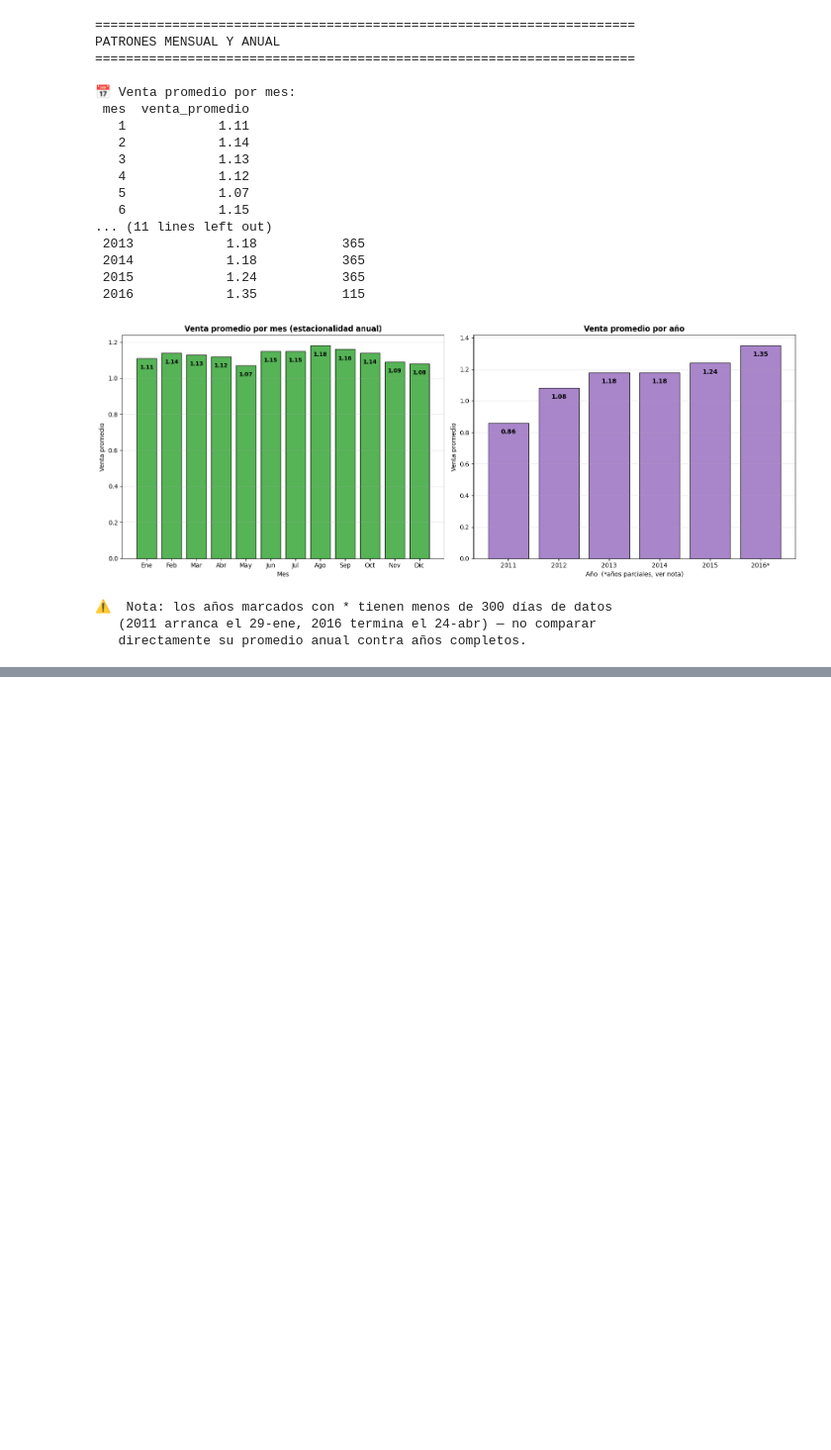
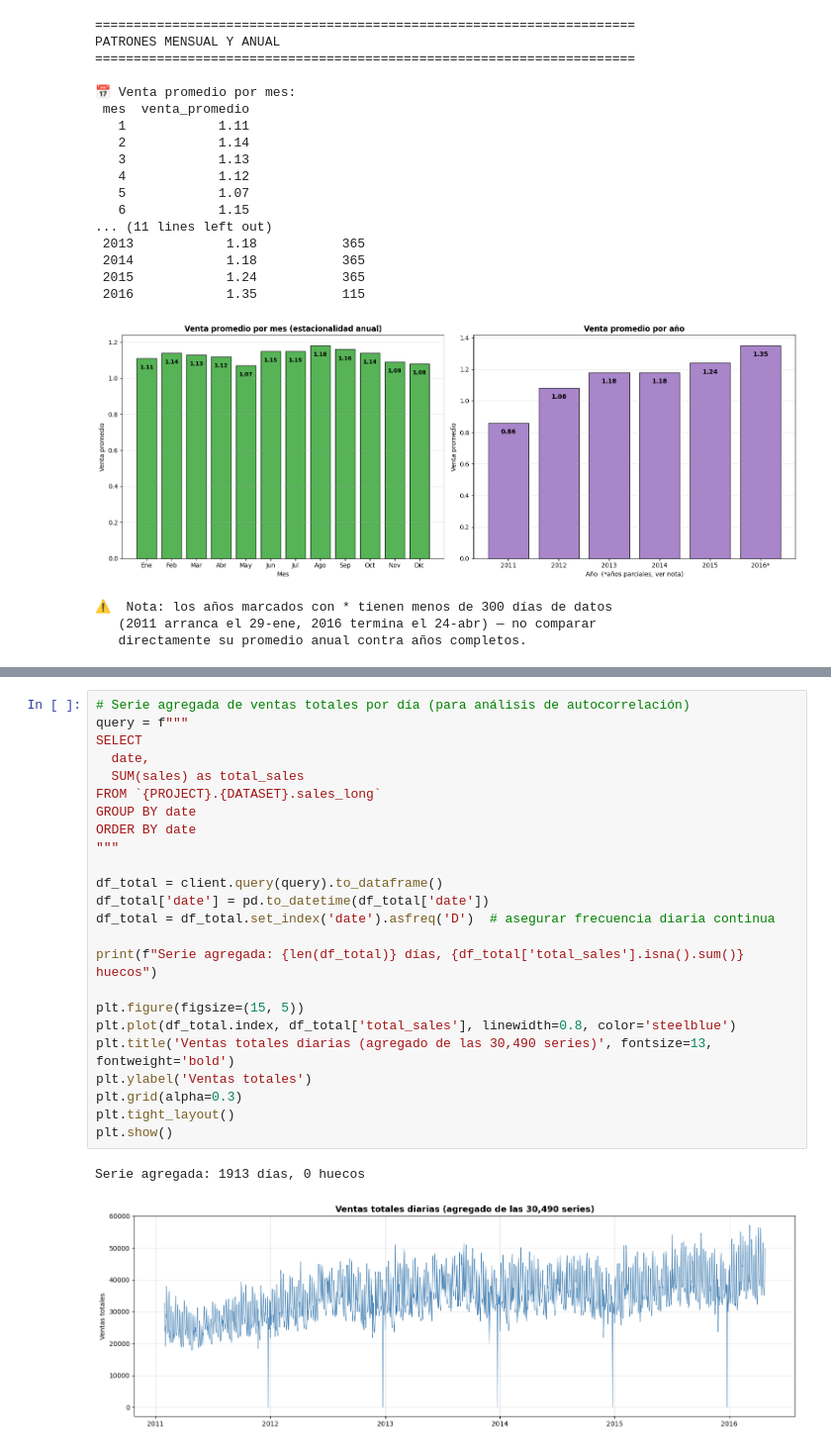
Before and after one commit to desareca/m5-probabilistic-forecast, a Jupyter notebook: notebooks/01_eda.ipynb, the cells around one changed output, grey strips where cells are left out. Shown at 99% size. Saved outputs shown, nothing was run; the diff lists cells and outputs as text; blank space fills up the shorter version.

```diff
--- a/notebooks/01_eda.ipynb
+++ b/notebooks/01_eda.ipynb
@@ -781,0 +793,27 @@ PATRONES MENSUAL Y ANUAL
+# %%
+# Serie agregada de ventas totales por día (para análisis de autocorrelación)
+query = f"""
+SELECT
+  date,
+  SUM(sales) as total_sales
+FROM `{PROJECT}.{DATASET}.sales_long`
+GROUP BY date
+ORDER BY date
+"""
+
+df_total = client.query(query).to_dataframe()
+df_total['date'] = pd.to_datetime(df_total['date'])
+df_total = df_total.set_index('date').asfreq('D')  # asegurar frecuencia diaria continua
+
+print(f"Serie agregada: {len(df_total)} días, {df_total['total_sales'].isna().sum()} huecos")
+
+plt.figure(figsize=(15, 5))
+plt.plot(df_total.index, df_total['total_sales'], linewidth=0.8, color='steelblue')
+plt.title('Ventas totales diarias (agregado de las 30,490 series)', fontsize=13, fontweight='bold')
+plt.ylabel('Ventas totales')
+plt.grid(alpha=0.3)
+plt.tight_layout()
+plt.show()
+# %% [output]
+Serie agregada: 1913 días, 0 huecos
+[figure, added]
```
Also changed, not shown: parts of 6 cells of this notebook.
